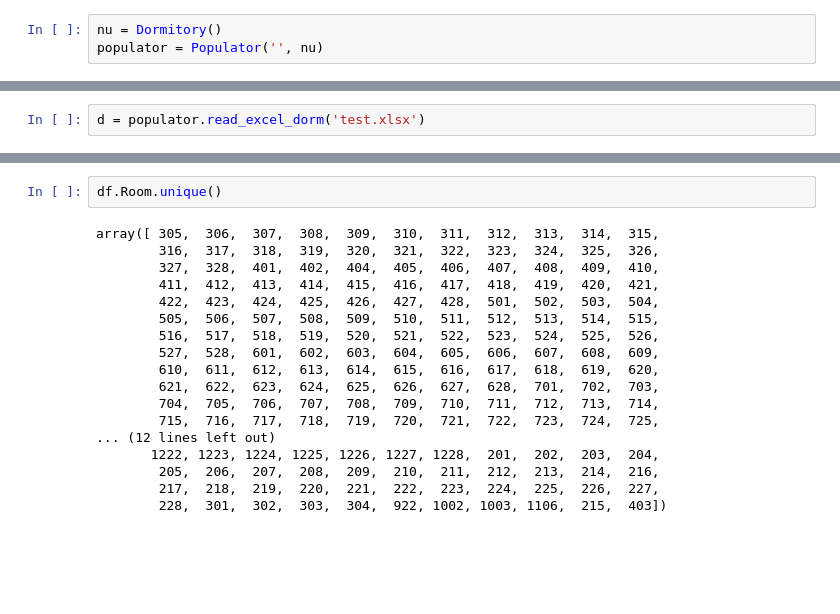
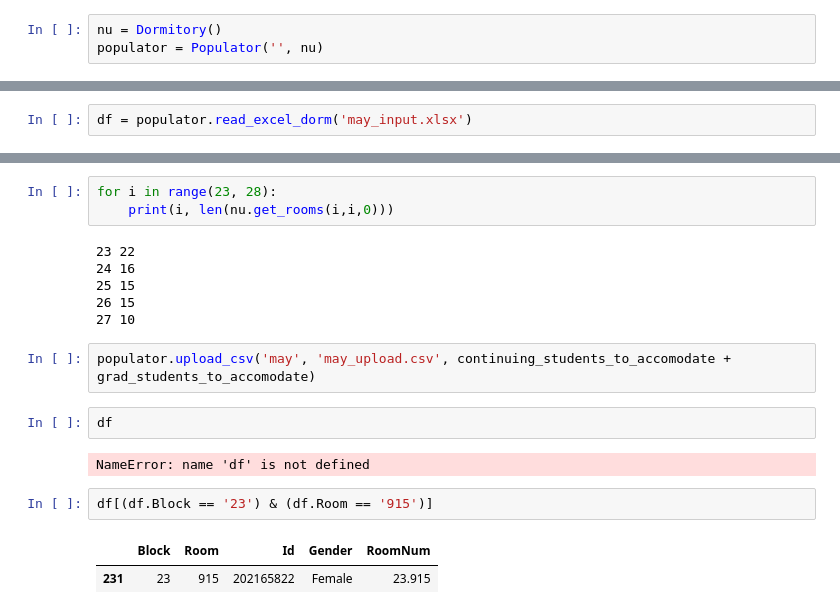
Before and after one commit to nurlantr/housing-management-system, a Jupyter notebook: delete.ipynb, the cells around one changed output, grey strips where cells are left out. Saved outputs shown, nothing was run; the diff lists cells and outputs as text; blank space fills up the shorter version.

```diff
--- a/delete.ipynb
+++ b/delete.ipynb
@@ -12,3 +8,3 @@ df.dropna().to_excel('test.xlsx', index=False)
 # %%
-d = populator.read_excel_dorm('test.xlsx')
+df = populator.read_excel_dorm('may_input.xlsx')
 # %% [output]
@@ -33,20 +126,20 @@ executing.executing.NotOneValueFound: Expected one value, found 0
+# %%
+for i in range(23, 28):
+    print(i, len(nu.get_rooms(i,i,0)))
+# %% [output]
+23 22
+24 16
+25 15
+26 15
+27 10
+# %%
+populator.upload_csv('may', 'may_upload.csv', continuing_students_to_accomodate + grad_students_to_accomodate)
 # %%
-df.Room.unique()
+df
 # %% [output]
-array([ 305,  306,  307,  308,  309,  310,  311,  312,  313,  314,  315,
-        316,  317,  318,  319,  320,  321,  322,  323,  324,  325,  326,
-        327,  328,  401,  402,  404,  405,  406,  407,  408,  409,  410,
-        411,  412,  413,  414,  415,  416,  417,  418,  419,  420,  421,
-        422,  423,  424,  425,  426,  427,  428,  501,  502,  503,  504,
-        505,  506,  507,  508,  509,  510,  511,  512,  513,  514,  515,
-        516,  517,  518,  519,  520,  521,  522,  523,  524,  525,  526,
-        527,  528,  601,  602,  603,  604,  605,  606,  607,  608,  609,
-        610,  611,  612,  613,  614,  615,  616,  617,  618,  619,  620,
-        621,  622,  623,  624,  625,  626,  627,  628,  701,  702,  703,
-        704,  705,  706,  707,  708,  709,  710,  711,  712,  713,  714,
-        715,  716,  717,  718,  719,  720,  721,  722,  723,  724,  725,
-... (12 lines left out)
-       1222, 1223, 1224, 1225, 1226, 1227, 1228,  201,  202,  203,  204,
-        205,  206,  207,  208,  209,  210,  211,  212,  213,  214,  216,
-        217,  218,  219,  220,  221,  222,  223,  224,  225,  226,  227,
-        228,  301,  302,  303,  304,  922, 1002, 1003, 1106,  215,  403])
+NameError: name 'df' is not defined
+# %%
+df[(df.Block == '23') & (df.Room == '915')]
+# %% [output]
+|  | Block | Room | Id | Gender | RoomNum |
+| 231 | 23 | 915 | 202165822 | Female | 23.915 |
```
Also changed, not shown: parts of 12 cells of this notebook, 24 other files.
